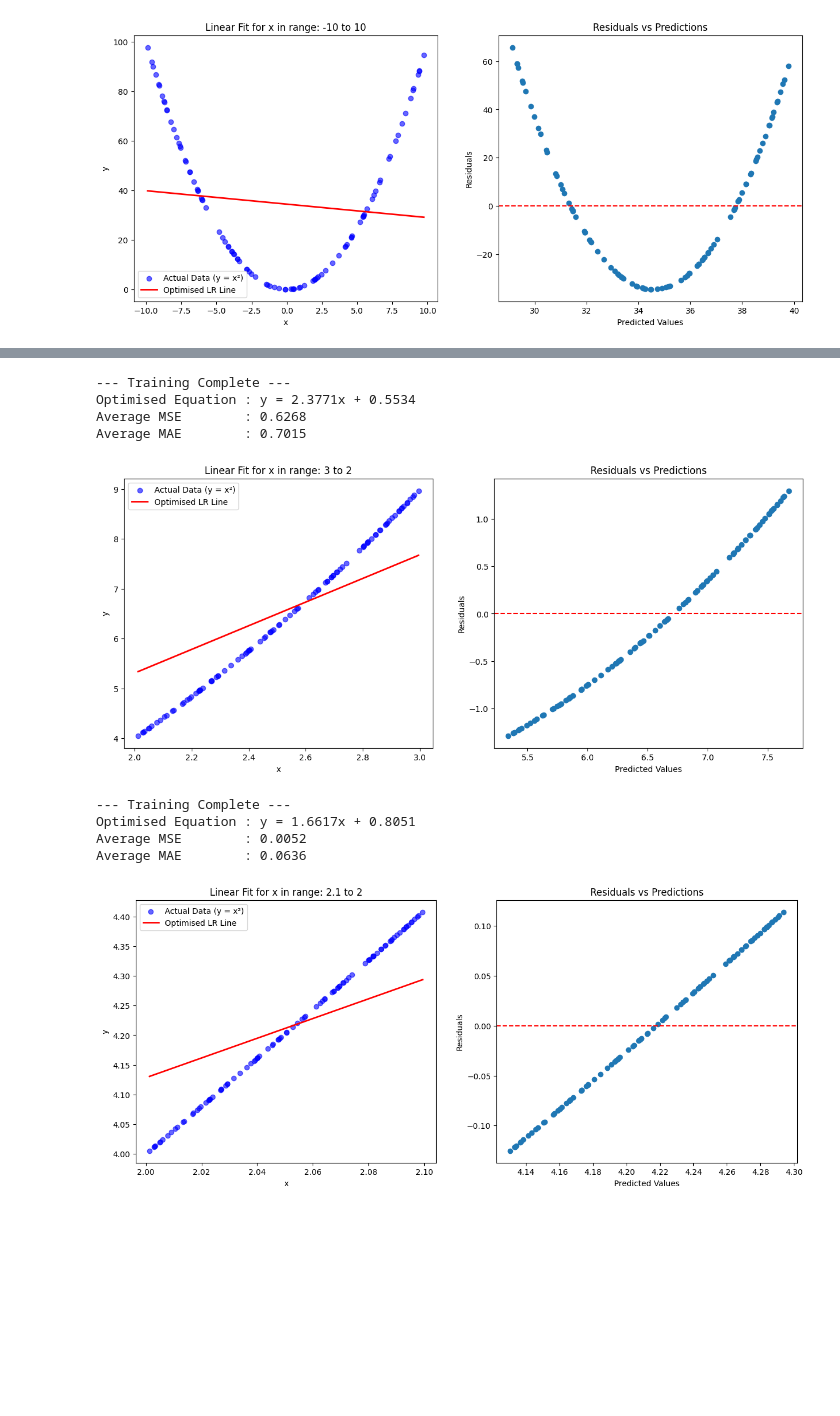
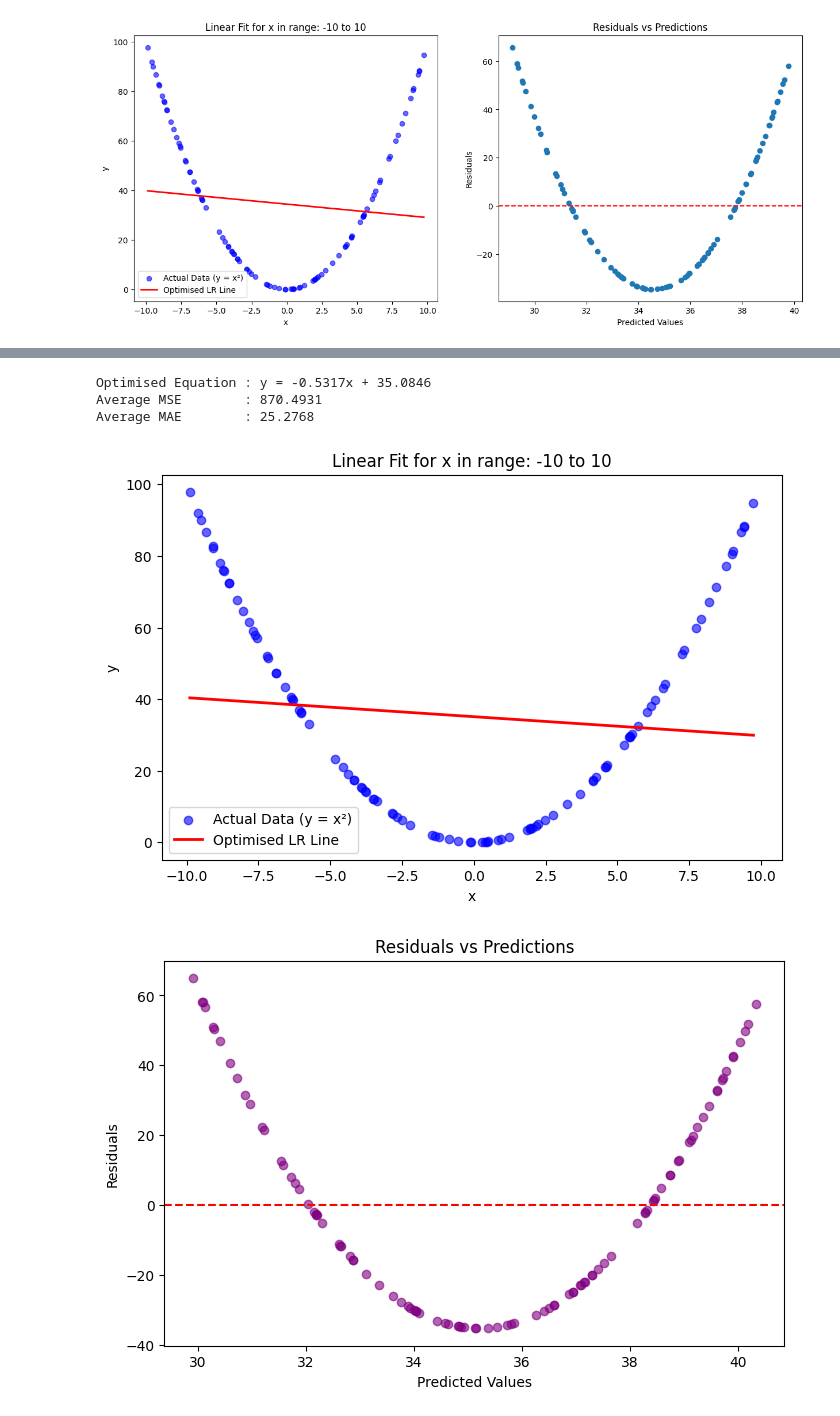
Before and after one commit to AyushDevadiga1/Machine-Learning, a Jupyter notebook: linear-regression/UnderstandingRegression.ipynb, the cells around one changed output, grey strips where cells are left out. Saved outputs shown, nothing was run; the diff lists cells and outputs as text; code cells hidden in the pictures; blank space fills up the shorter version.

Commit message:
Custom class for experimenting on gradient descent

```diff
--- a/linear-regression/UnderstandingRegression.ipynb
+++ b/linear-regression/UnderstandingRegression.ipynb
@@ -276,10 +276,3 @@ Optimised Equation : y = -0.5432x + 34.4179
 Average MSE        : 870.9332
 Average MAE        : 25.1918
 [figure]
-# %%
-# Experiment A
-
-lower_limit = -10
-upper_limit = 10
-
-experiment(upper_limit,lower_limit)
@@ -292,7 +278,0 @@ Average MAE        : 25.1918
-# %%
-# Experiment B
-
-lower_limit = 0
-upper_limit = 4
-
-experiment(upper_limit,lower_limit)
@@ -305,26 +278,0 @@ Average MAE        : 1.2626
-# %%
-# Experiment C
-
-lower_limit = 2
-upper_limit = 3
-
-experiment(upper_limit,lower_limit)
-# %% [output]
---- Training Complete ---
-Optimised Equation : y = 2.3771x + 0.5534
-Average MSE        : 0.6268
-Average MAE        : 0.7015
-[figure, removed]
-# %%
-# Experiment D
-
-lower_limit = 2
-upper_limit = 2.1
-
-experiment(upper_limit,lower_limit)
-# %% [output]
---- Training Complete ---
-Optimised Equation : y = 1.6617x + 0.8051
-Average MSE        : 0.0052
-Average MAE        : 0.0636
-[figure, removed]
@@ -330,0 +370,15 @@ Average MAE        : 0.0636
+# %%
+# Experiment 1
+model = GDR(m=0.0, b=0.0, learning_rate=0.01, epochs=1000, lower_limit=-10, upper_limit=10)
+
+model.fit()
+model.get_metrics()
+model.plot_fit()
+model.plot_residuals_vs_prediction()
+model.plot_residuals_vs_x()
+# %% [output]
+Optimised Equation : y = -0.5317x + 35.0846
+Average MSE        : 870.4931
+Average MAE        : 25.2768
+[figure, added]
+[figure, added]
```
Also changed, not shown: parts of 4 cells of this notebook.
